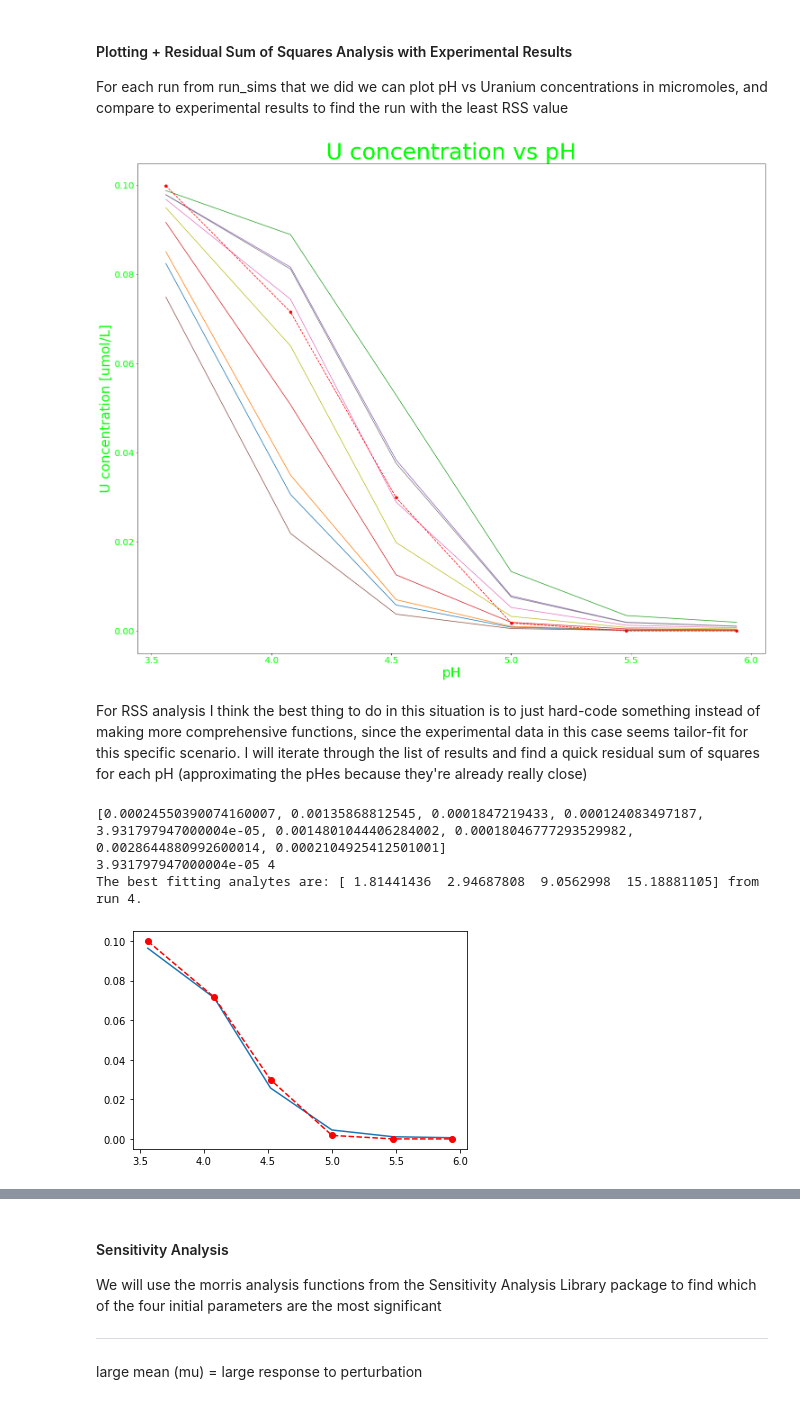
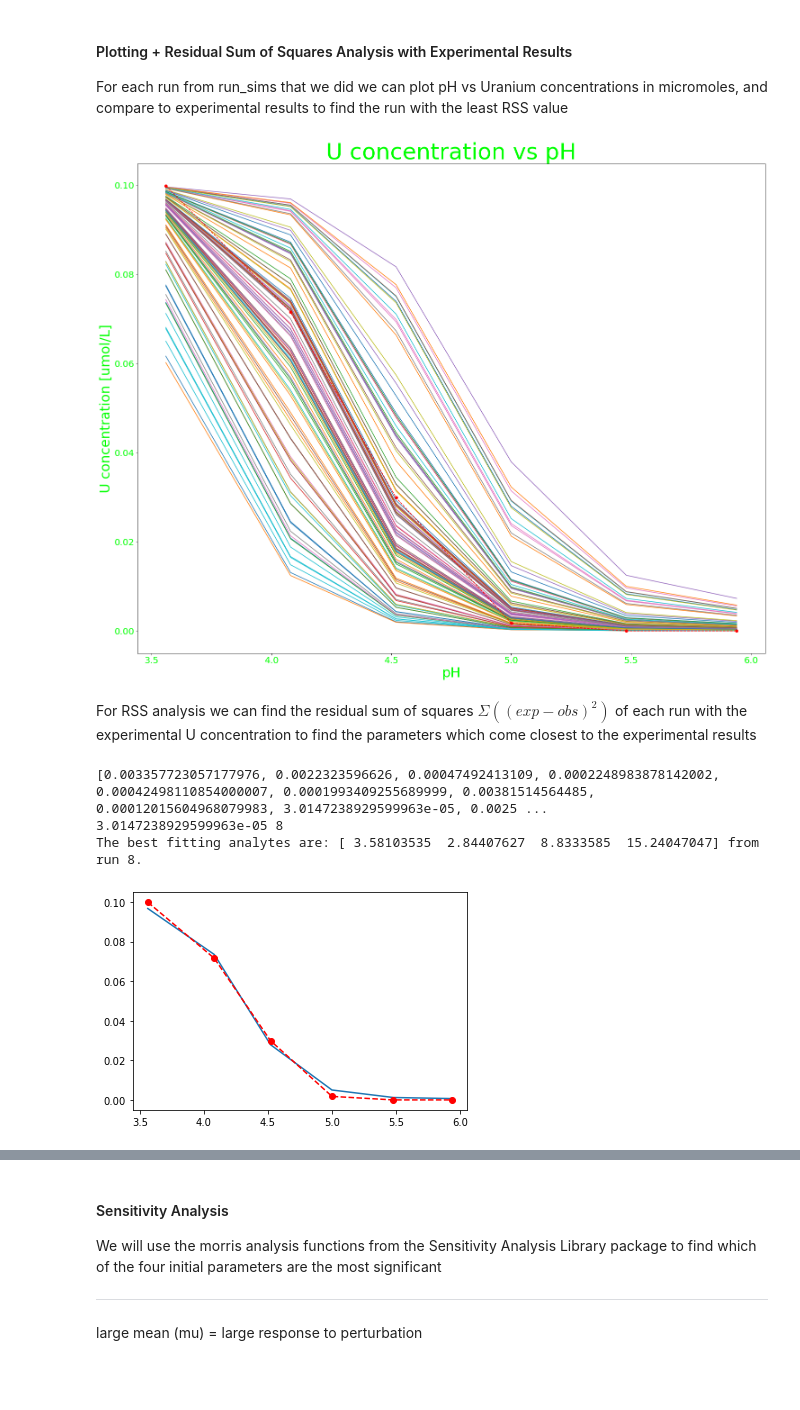
Before and after one commit to A-440Hz/ML4SCM, a Jupyter notebook: UQ - Monte Carlo Simulations.ipynb, the cells around one changed output, grey strips where cells are left out. Drawn from its saved outputs; the diff is of its cells as text; code cells hidden in the pictures; blank space fills up the shorter version.

```diff
--- a/UQ - Monte Carlo Simulations.ipynb
+++ b/UQ - Monte Carlo Simulations.ipynb
@@ -159,0 +142,7 @@ res
+# %%
+# This loads a previous set of 100 parameters
+# np.save("8_3_MC100gv.npy", gen_values)
+# np.save("8_3_MC100res.npy", res)
+gen_values = np.load("8_3_MC100gv.npy")
+res = np.load("8_3_MC100res.npy")
+res
@@ -171,9 +178,8 @@ plt.xticks(fontsize = 20, color = 'lime')
 plt.ylabel('U concentration [umol/L]', fontdict={'fontsize': 30, 'color': 'lime'})
 plt.yticks(fontsize = 20, color = 'lime')
 
-# plotting each data from run_sims
+# plotting each result from run_sims
 for run in res:
-    # hard coding in plots for pH and U
     plt.plot(run[1], run[2]*1e6)
 
 # plotting experimental results for reference
@@ -181,33 +187,36 @@ plt.plot(exp_pH, exp_U, 'r--o')
 
 plt.show()
 # %% [output]
-[figure, old version]
+[figure, new version]
-# %% [markdown]
-For RSS analysis I think the best thing to do in this situation is to just hard-code something instead of making more comprehensive functions, since the experimental data in this case seems tailor-fit for this specific scenario. I will iterate through the list of results and find a quick residual sum of squares for each pH (approximating the pHes because they're already really close)
+# %% [markdown]
+For RSS analysis we can find the residual sum of squares $\Sigma((exp - obs)^2)$ of each run with the experimental U concentration to find the parameters which come closest to the experimental results
 # %%
+# Putting all RSS values in a list to find the minimum index
 rss_list = []
-
 for run in res:
     # rss is Sum((expected - observed)^2)
     rss = np.sum(np.square(exp_U - run[2]*1e6))
     rss_list.append(rss)
 
-bestrun = rss_list.index(min(rss_list))
-bestfit = res[rss_list.index(min(rss_list))][2]
-bestanalytes = gen_values[bestrun]
+
+# extracting best analytes from the min index
+min_idx = rss_list.index(min(rss_list))
+bestconc = res[min_idx][2]
+bestanalytes = gen_values[min_idx]
 
 print(rss_list)
-print(min(rss_list), bestrun)
-print("The best fitting analytes are: {} from run {}.".format(bestanalytes, bestrun))
+print(min(rss_list), min_idx)
+print("The best fitting analytes are: {} from run {}.".format(bestanalytes, min_idx))
 
 # write a new .tpl file with the best fit analyte values
 writeInput(TDBfile, pars, bestanalytes, TDBfile+"_MCnew")
 # %% [output]
-[0.00024550390074160007, 0.00135868812545, 0.0001847219433, 0.000124083497187, 3.931797947000004e-05, 0.0014801044406284002, 0.00018046777293529982, 0.0028644880992600014, 0.0002104925412501001]
-3.931797947000004e-05 4
-The best fitting analytes are: [ 1.81441436  2.94687808  9.0562998  15.18881105] from run 4.
+[0.003357723057177976, 0.0022323596626, 0.00047492413109, 0.0002248983878142002, 0.00042498110854000007, 0.0001993409255689999, 0.00381514564485, 0.00012015604968079983, 3.0147238929599963e-05, 0.0025 ...
+3.0147238929599963e-05 8
+The best fitting analytes are: [ 3.58103535  2.84407627  8.8333585  15.24047047] from run 8.
 # %%
-plt.plot(res[0][1], bestfit*1e6, exp_pH, exp_U, 'r--o')
+# brief plot of best Monte Carlo run vs the experimental results
+plt.plot(res[0][1], bestconc*1e6, exp_pH, exp_U, 'r--o')
 plt.show()
 # %% [output]
-[figure, old version]
+[figure, new version]
```
Also changed, not shown: parts of 31 cells of this notebook.
